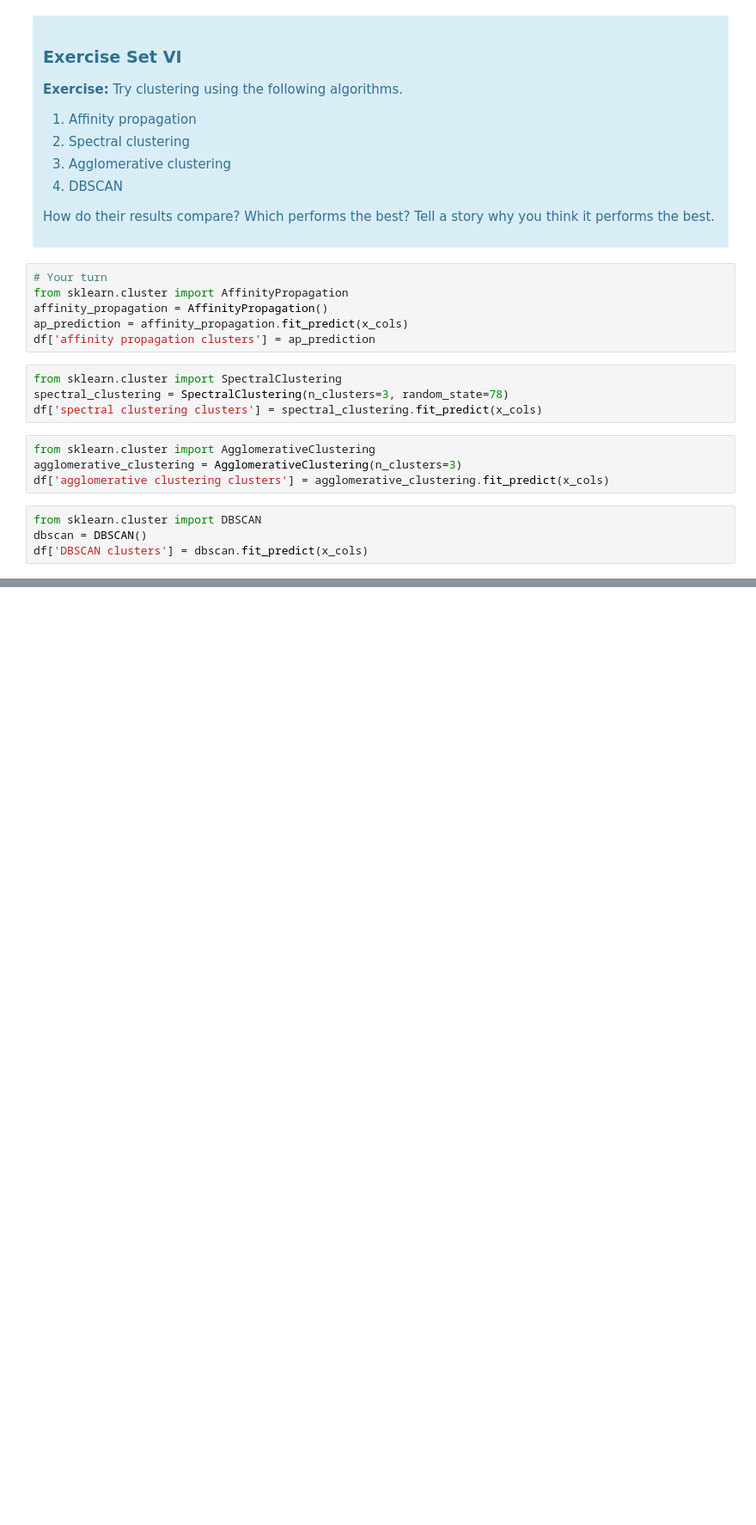
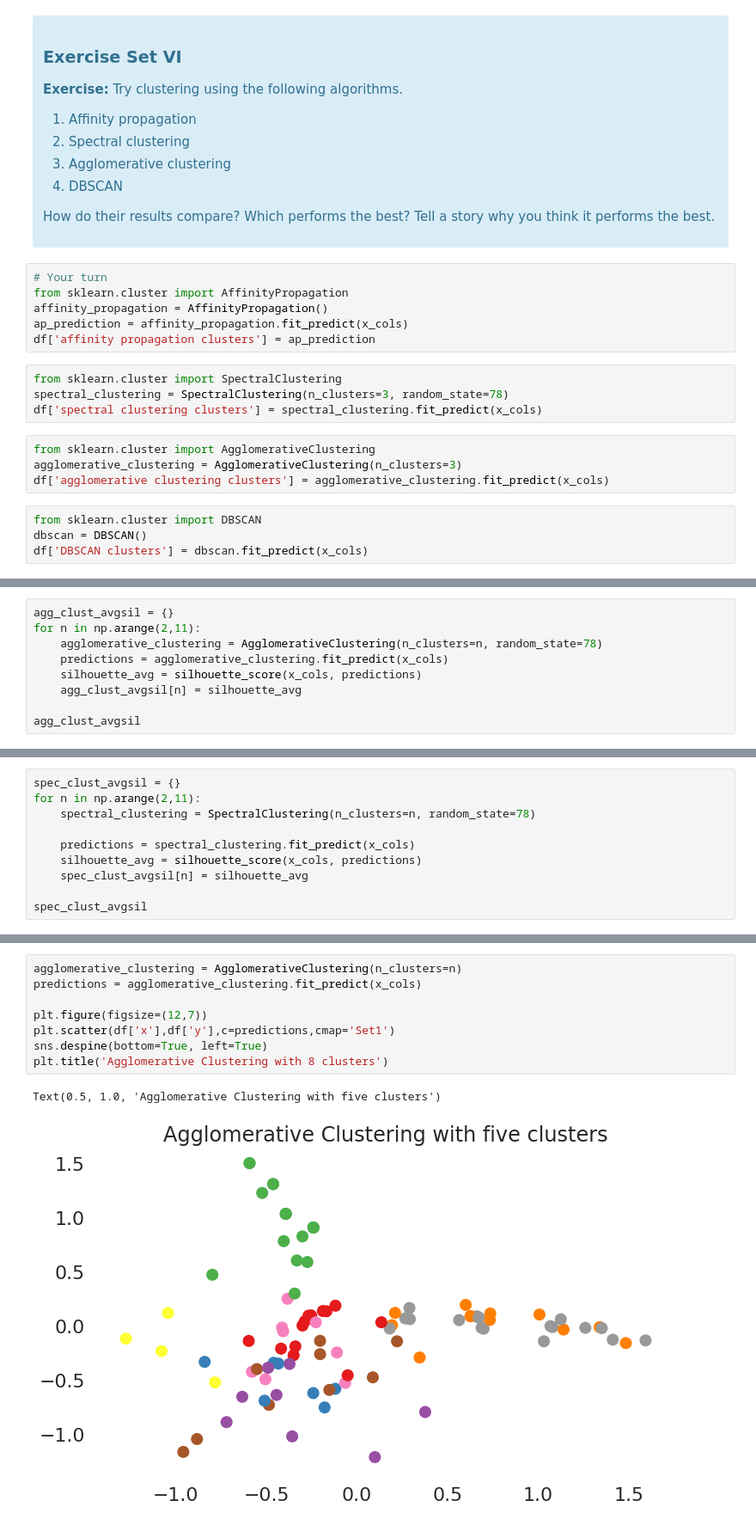
Before and after one commit to FlorianBleichenbacher/FlorianJamesBleichenbacher, a Jupyter notebook: Mini_Project_Clustering.ipynb, the cells around one changed output, grey strips where cells are left out. Shown at 86% size. Saved outputs shown, nothing was run; the diff lists cells and outputs as text; blank space fills up the shorter version.

```diff
--- a/Mini_Project_Clustering.ipynb
+++ b/Mini_Project_Clustering.ipynb
@@ -736,0 +817,9 @@ Of those five models, DBSCAN and affinity propagation clearly didn't perform wel
+# %%
+agg_clust_avgsil = {}
+for n in np.arange(2,11):
+    agglomerative_clustering = AgglomerativeClustering(n_clusters=n, random_state=78)
+    predictions = agglomerative_clustering.fit_predict(x_cols)
+    silhouette_avg = silhouette_score(x_cols, predictions)
+    agg_clust_avgsil[n] = silhouette_avg
+
+agg_clust_avgsil
@@ -736,0 +836,10 @@ Of those five models, DBSCAN and affinity propagation clearly didn't perform wel
+# %%
+spec_clust_avgsil = {}
+for n in np.arange(2,11):
+    spectral_clustering = SpectralClustering(n_clusters=n, random_state=78)
+
+    predictions = spectral_clustering.fit_predict(x_cols)
+    silhouette_avg = silhouette_score(x_cols, predictions)
+    spec_clust_avgsil[n] = silhouette_avg
+
+spec_clust_avgsil
@@ -736,0 +919,11 @@ Of those five models, DBSCAN and affinity propagation clearly didn't perform wel
+# %%
+agglomerative_clustering = AgglomerativeClustering(n_clusters=n)
+predictions = agglomerative_clustering.fit_predict(x_cols)
+
+plt.figure(figsize=(12,7))
+plt.scatter(df['x'],df['y'],c=predictions,cmap='Set1')
+sns.despine(bottom=True, left=True)
+plt.title('Agglomerative Clustering with 8 clusters')
+# %% [output]
+Text(0.5, 1.0, 'Agglomerative Clustering with five clusters')
+[figure, added]
```
Also changed, not shown: parts of 40 cells of this notebook.
